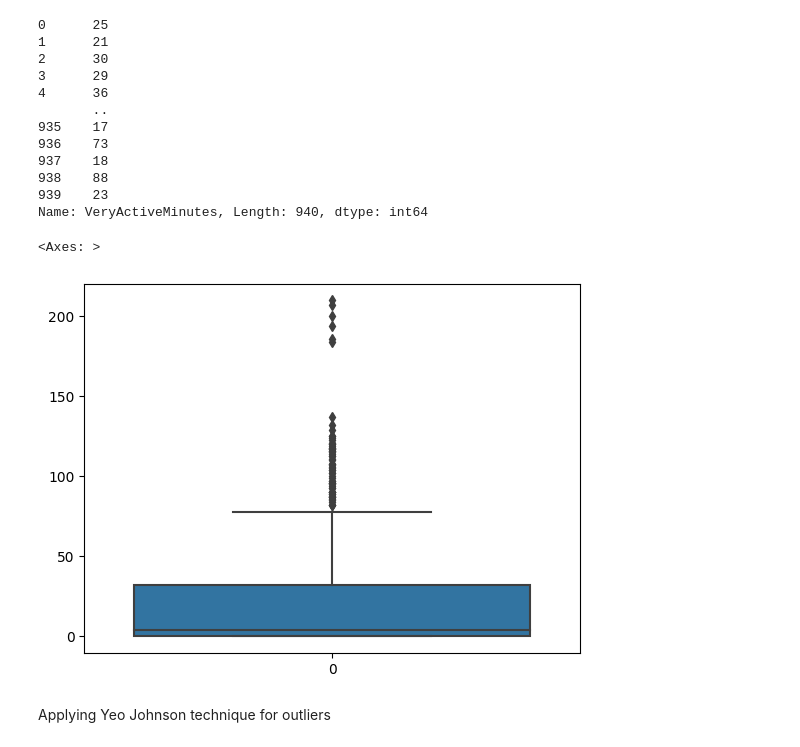
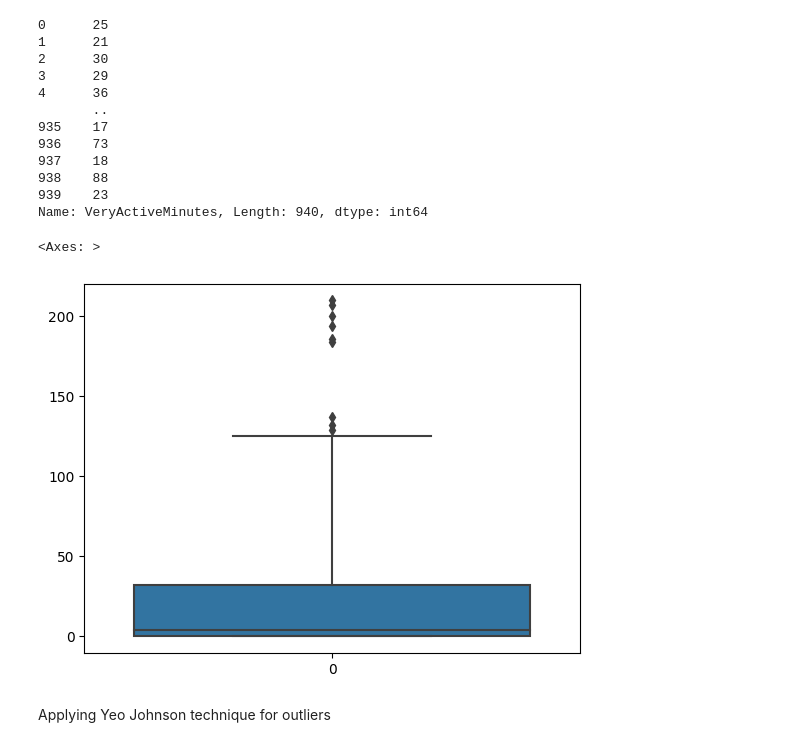
Before and after one commit to GayatriBJ/Fitness-tracker, a Jupyter notebook: Fitness Tracker.ipynb, the cells around one changed output. Drawn from its saved outputs; the diff is of its cells as text; code cells hidden in the pictures.

```diff
--- a/Fitness Tracker.ipynb
+++ b/Fitness Tracker.ipynb
@@ -472,10 +472,10 @@ df["VeryActiveMinutes"]
 939    23
 Name: VeryActiveMinutes, Length: 940, dtype: int64
 # %%
-sns.boxplot(df["VeryActiveMinutes"])
+sns.boxplot(df["VeryActiveMinutes"],whis = 3)
 # %% [output]
 <Axes: >
-[figure, old version]
+[figure, new version]
 # %% [markdown]
 Applying Yeo Johnson technique for outliers
 # %%
```
Also changed, not shown: parts of 80 cells of this notebook.
